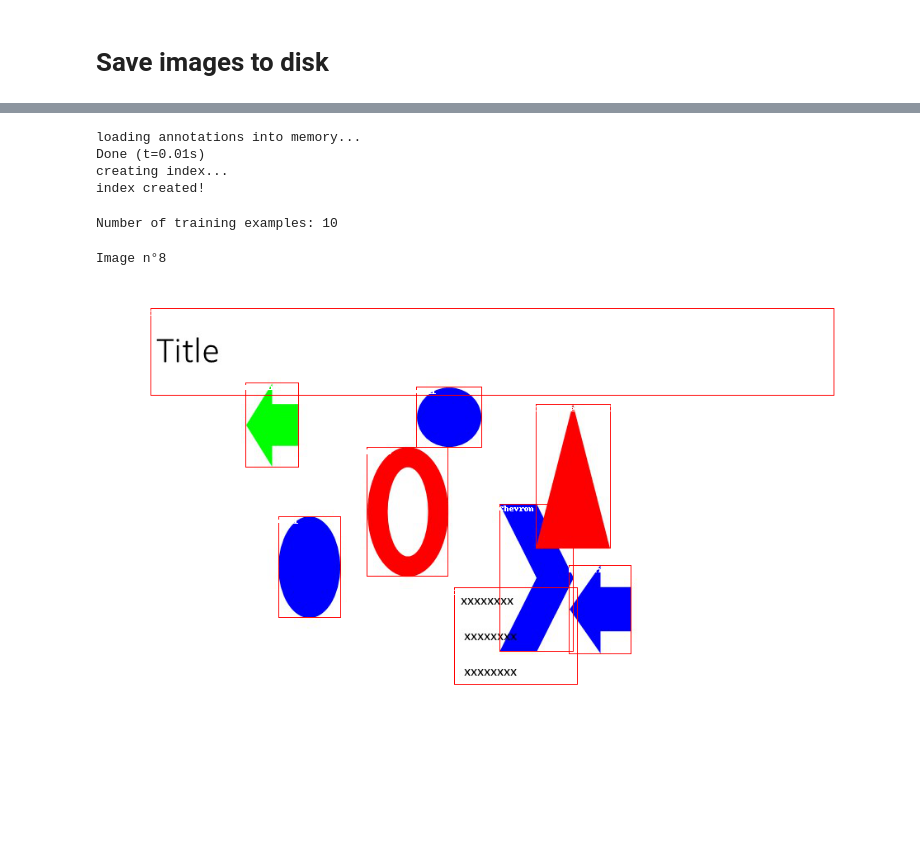
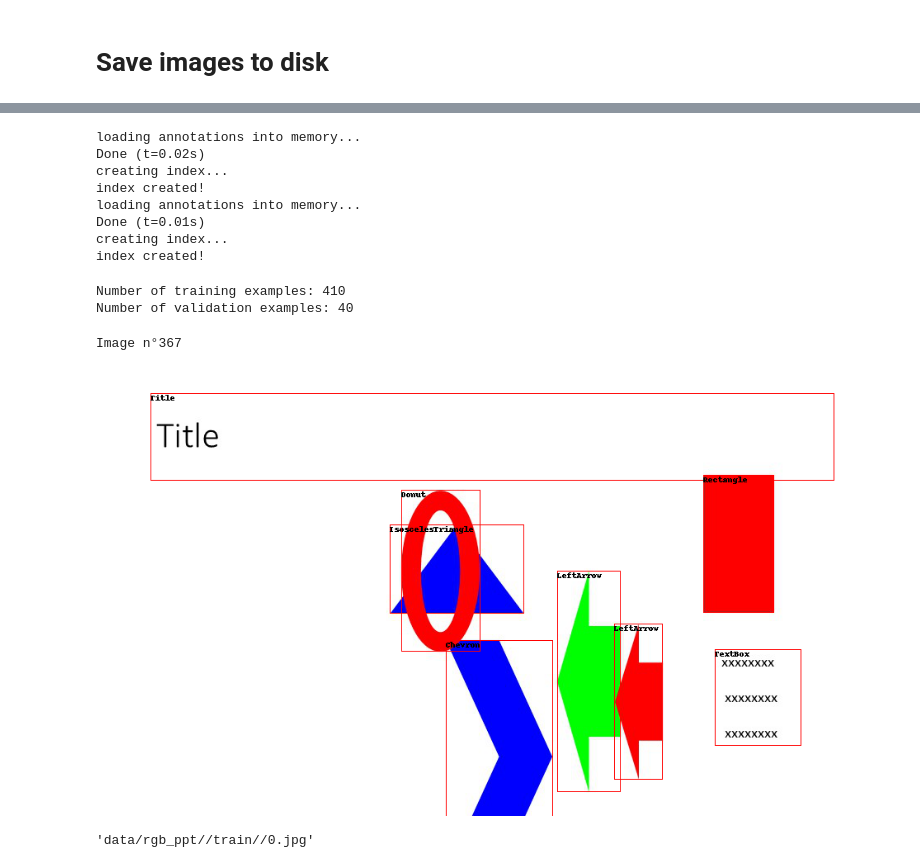
Before and after one commit to sholtodouglas/artificial_graphics, a Jupyter notebook: DETR_data.ipynb, the cells around one changed output, grey strips where cells are left out. Drawn from its saved outputs; the diff is of its cells as text; code cells hidden in the pictures; blank space fills up the shorter version.

```diff
--- a/DETR_data.ipynb
+++ b/DETR_data.ipynb
@@ -51,6 +52,7 @@ def make_training_data_slide():
 
     # Put some text in the title
     slide.shapes.Title.TextFrame.TextRange.Text = "Title"
+#     slide.Shapes.Title.delete()
 
     num_shapes = np.random.randint(5,10)
 
@@ -74,8 +76,8 @@ def make_training_data_slide():
         else:
             x = np.random.uniform(0.2,0.8)
             y = np.random.uniform(0.2,0.7)
-            h = min(np.random.uniform(0.1,0.3), 1-y)
-            w = min(np.random.uniform(0.1,0.3), 1-x) # don't want it bigger than the frame
+            h = min(np.random.uniform(0.05,0.2), 1-y)
+            w = min(np.random.uniform(0.05,0.3), 1-x) # don't want it bigger than the frame
 
             x,w, y,h = x*slide_width, w*slide_width, y*slide_height, h*slide_height
 
@@ -115,6 +117,6 @@ def try_dir(path):
 # %%
 train_path =  os.getcwd()+ '\\data\\rgb_ppt\\train'
 val_path =  os.getcwd()+ '\\data\\rgb_ppt\\val'
-path = val_path
+path = train_path
 deck_path = path + '/decks/'
 try_dir(deck_path)
@@ -121,6 +125,6 @@ try_dir(deck_path)
 # %%
 existing_presos = len(os.listdir(path+'/decks/'))
-N_PRESOS = existing_presos+1
+N_PRESOS = existing_presos+200
 for p in tqdm(range(existing_presos, N_PRESOS)):
     Presentation = Application.Presentations.Add()
     for i in range(0,40):
@@ -254,44 +250,53 @@ from transformers import DetrFeatureExtractor
 feature_extractor = DetrFeatureExtractor.from_pretrained("facebook/detr-resnet-50")
 
 train_dataset = CocoDetection(img_folder=f'{DATA_BASE}/train', feature_extractor=feature_extractor)
-#val_dataset = CocoDetection(img_folder=f'{DATA_BASE}/val', feature_extractor=feature_extractor, train=False)
+val_dataset = CocoDetection(img_folder=f'{DATA_BASE}/val', feature_extractor=feature_extractor, train=False)
 # %% [output]
+loading annotations into memory...
+Done (t=0.02s)
+creating index...
+index created!
 loading annotations into memory...
 Done (t=0.01s)
 creating index...
 index created!
 # %%
 print("Number of training examples:", len(train_dataset))
-# print("Number of validation examples:", len(val_dataset))
+print("Number of validation examples:", len(val_dataset))
 # %% [output]
-Number of training examples: 10
+Number of training examples: 410
+Number of validation examples: 40
 # %%
 import numpy as np
 import os
 from PIL import Image, ImageDraw
 
 # based on https://github.com/woctezuma/finetune-detr/blob/master/finetune_detr.ipynb
 image_ids = train_dataset.coco.getImgIds()
 # let's pick a random image
 image_id = image_ids[np.random.randint(0, len(image_ids))]
 print('Image n°{}'.format(image_id))
 image = train_dataset.coco.loadImgs(image_id)[0]
 image = Image.open(os.path.join(f'{DATA_BASE}/train', image['file_name']))
 
 annotations = train_dataset.coco.imgToAnns[image_id]
 draw = ImageDraw.Draw(image, "RGBA")
 
 cats = train_dataset.coco.cats
 id2label = {k: v['name'] for k,v in cats.items()}
 
 for annotation in annotations:
   box = annotation['bbox']
   class_idx = annotation['category_id']
   x,y,w,h = tuple(box)
   draw.rectangle((x,y,x+w,y+h), outline='red', width=1)
-  draw.text((x, y), id2label[class_idx], fill='white')
+  draw.text((x, y), id2label[class_idx], fill='black')
 
 image
 # %% [output]
-Image n°8
+Image n°367
-[figure, old version]
+[figure, new version]
+# %%
+f'{DATA_BASE}/train//' + os.listdir(f'{DATA_BASE}/train')[0]
+# %% [output]
+'data/rgb_ppt//train//0.jpg'
```
Also changed, not shown: parts of 5 cells of this notebook.
